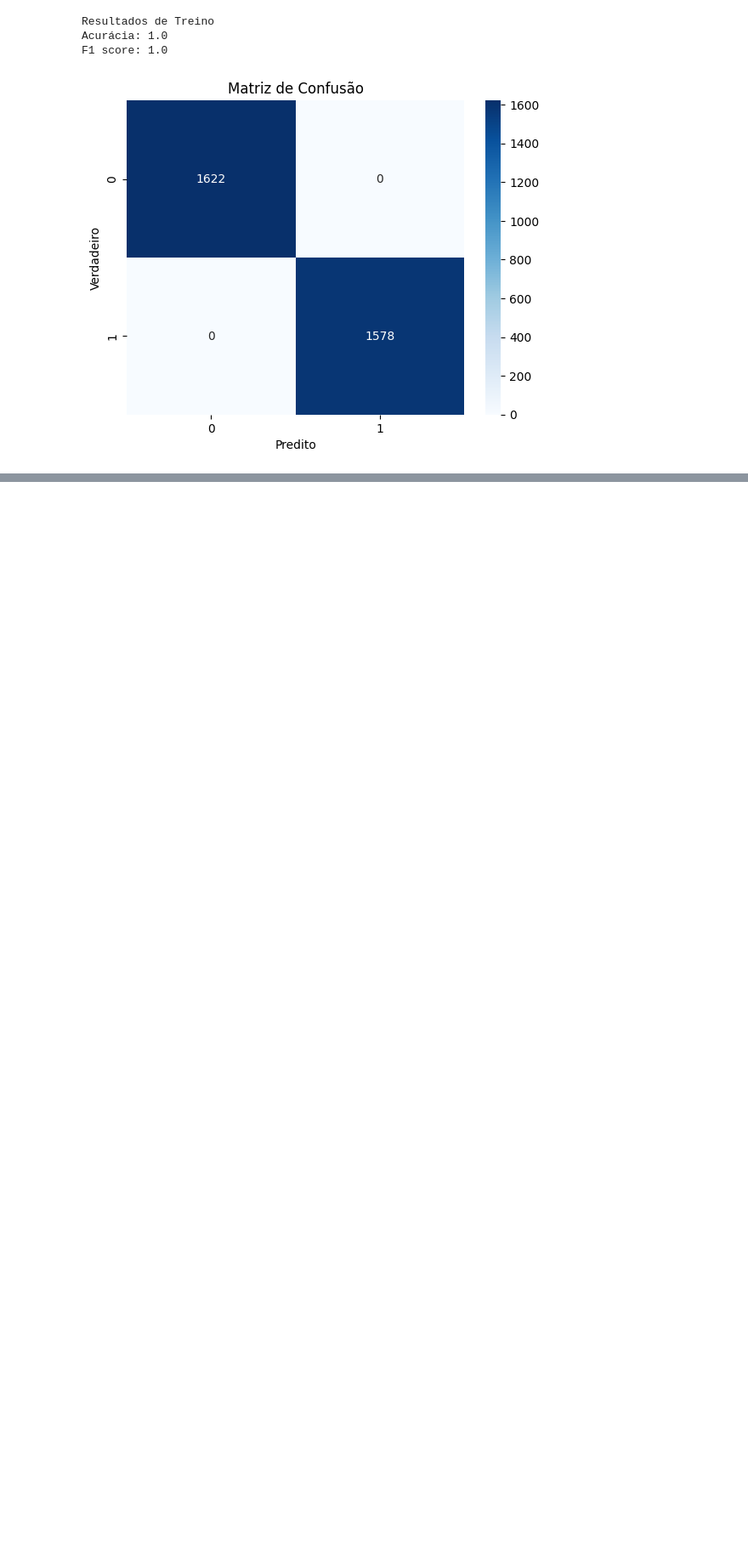
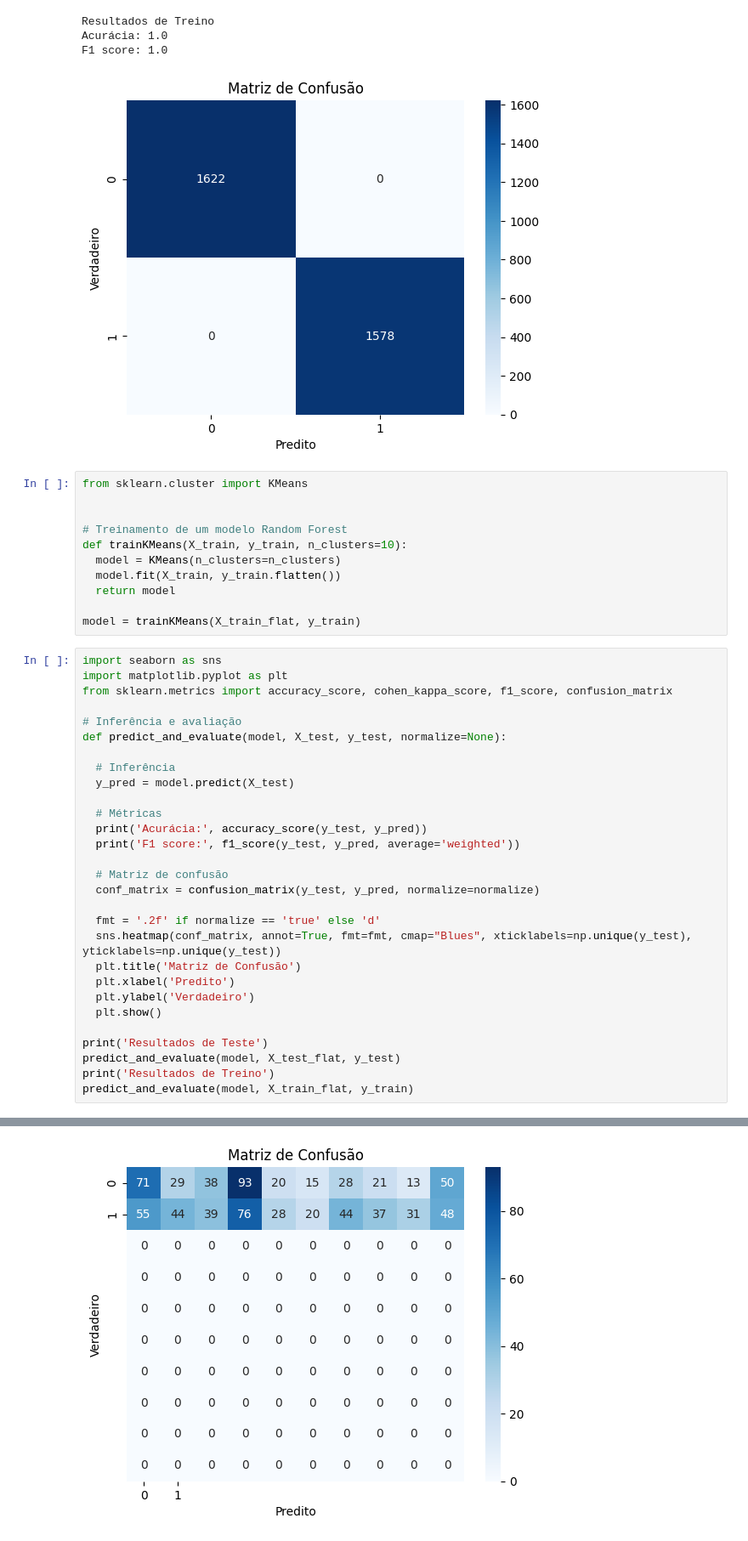
Before and after one commit to gustavoteixeirah/dataset-celulas-malaria, a Jupyter notebook: RandomForest.ipynb, the cells around one changed output, grey strips where cells are left out. Shown at 85% size. Saved outputs shown, nothing was run; the diff lists cells and outputs as text; blank space fills up the shorter version.

```diff
--- a/RandomForest.ipynb
+++ b/RandomForest.ipynb
@@ -152,3 +152,44 @@ Resultados de Treino
 Acurácia: 1.0
 F1 score: 1.0
 [figure]
+# %%
+from sklearn.cluster import KMeans
+
+
+# Treinamento de um modelo Random Forest
+def trainKMeans(X_train, y_train, n_clusters=10):
+  model = KMeans(n_clusters=n_clusters)
+  model.fit(X_train, y_train.flatten())
+  return model
+
+model = trainKMeans(X_train_flat, y_train)
+# %%
+import seaborn as sns
+import matplotlib.pyplot as plt
+from sklearn.metrics import accuracy_score, cohen_kappa_score, f1_score, confusion_matrix
+
+# Inferência e avaliação
+def predict_and_evaluate(model, X_test, y_test, normalize=None):
+
+  # Inferência
+  y_pred = model.predict(X_test)
+
+  # Métricas
+  print('Acurácia:', accuracy_score(y_test, y_pred))
+  print('F1 score:', f1_score(y_test, y_pred, average='weighted'))
+
+  # Matriz de confusão
+  conf_matrix = confusion_matrix(y_test, y_pred, normalize=normalize)
+
+  fmt = '.2f' if normalize == 'true' else 'd'
+  sns.heatmap(conf_matrix, annot=True, fmt=fmt, cmap="Blues", xticklabels=np.unique(y_test), yticklabels=np.unique(y_test))
+  plt.title('Matriz de Confusão')
+  plt.xlabel('Predito')
+  plt.ylabel('Verdadeiro')
+  plt.show()
+
+print('Resultados de Teste')
+predict_and_evaluate(model, X_test_flat, y_test)
+print('Resultados de Treino')
+predict_and_evaluate(model, X_train_flat, y_train)
+# %% [output]
@@ -154,0 +199 @@ F1 score: 1.0
+[figure, added]
```
Also changed, not shown: parts of 1 cell of this notebook.
